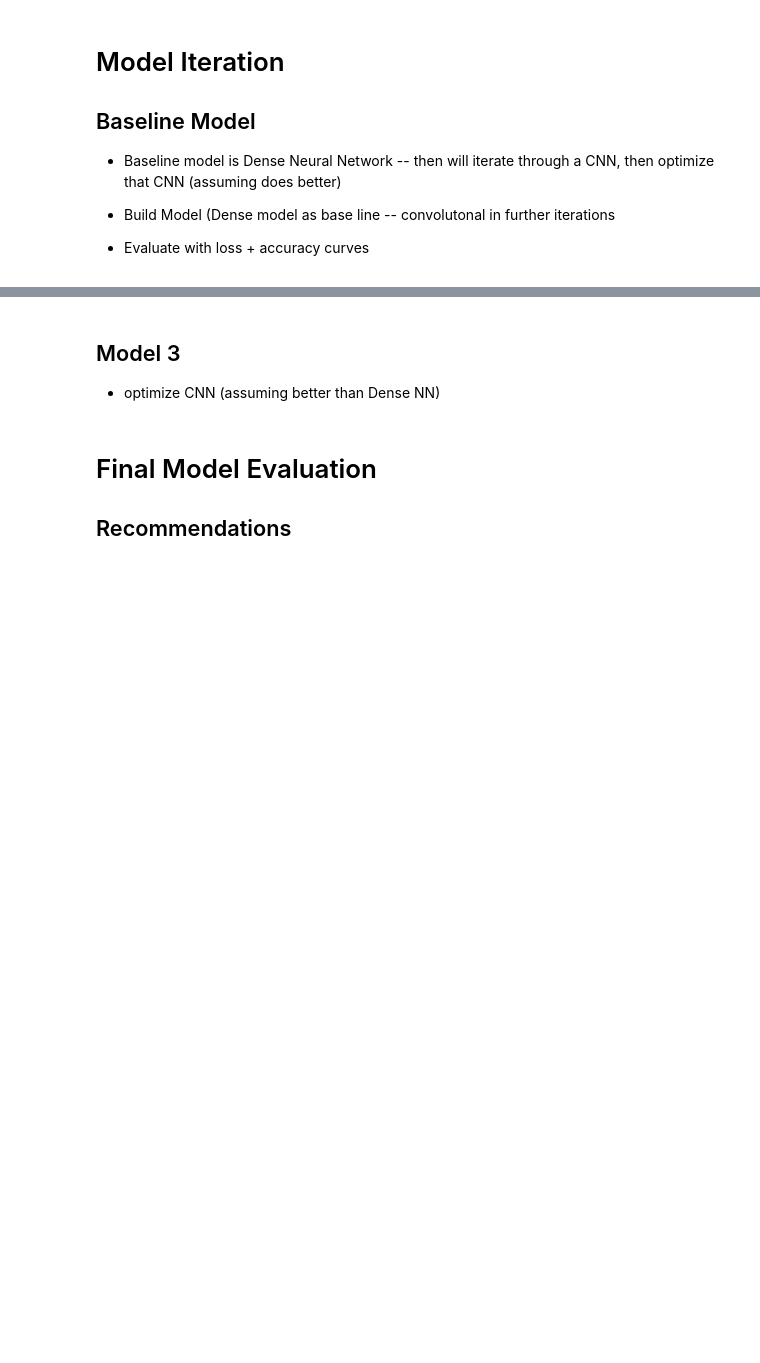
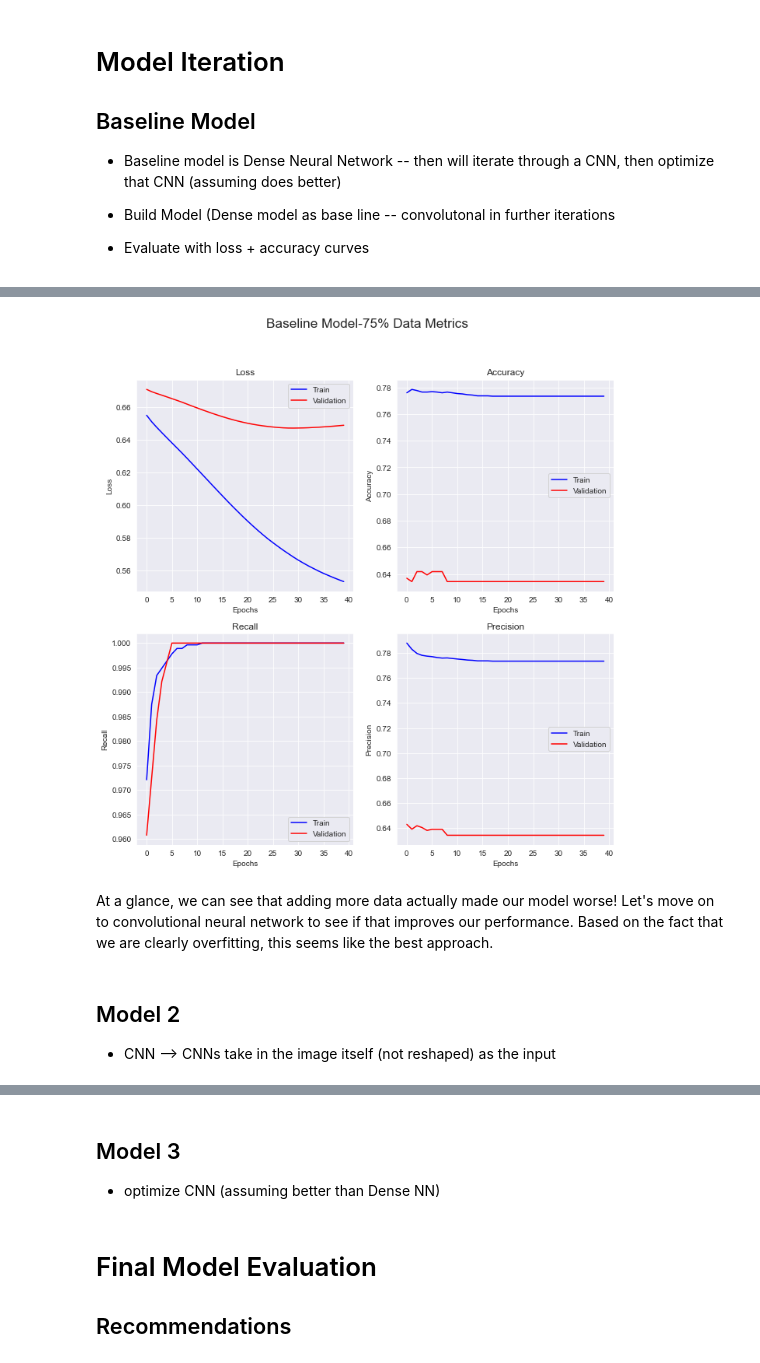
Before and after one commit to Bella3s/xray_image_classification, a Jupyter notebook: index.ipynb, the cells around one changed output, grey strips where cells are left out. Saved outputs shown, nothing was run; the diff lists cells and outputs as text; code cells hidden in the pictures; blank space fills up the shorter version.

```diff
--- a/index.ipynb
+++ b/index.ipynb
@@ -276,0 +384,7 @@ for i in range(8):
+# %%
+# Fit Model
+history_baseline = baselinemodel.fit(train_img_reshaped,
+                                     train_labels_reshaped,
+                                     epochs=40,
+                                     batch_size=35,
+                                     validation_data=(val_img_reshaped, val_labels_reshaped))
@@ -276,0 +458,9 @@ for i in range(8):
+# %%
+# Reshape 5 more batches and append to already reshaped arrays
+for i in range(1,6):
+
+    train_img_reshaped = np.concatenate((train_img_reshaped, train_images[i].reshape(train_images[i].shape[0], -1)))
+    val_img_reshaped = np.concatenate((val_img_reshaped, val_images[i].reshape(val_images[i].shape[0], -1)))
+
+    train_labels_reshaped = np.concatenate((train_labels_reshaped, train_labels[i].reshape(train_labels[i].shape[0], -1)))
+    val_labels_reshaped = np.concatenate((val_labels_reshaped, val_labels[i].reshape(val_labels[i].shape[0], -1)))
@@ -276,0 +486,11 @@ for i in range(8):
+# %%
+# Compile model
+baselinemodel_75.compile(optimizer=optimizers.RMSprop(learning_rate=1e-4),
+                      loss='binary_crossentropy',
+                      metrics=['accuracy', tf.keras.metrics.Recall(), tf.keras.metrics.Precision()])
+# Fit Model
+baseline_75_history = baselinemodel.fit(train_img_reshaped,
+                                     train_labels_reshaped,
+                                     epochs=40,
+                                     batch_size=35,
+                                     validation_data=(val_img_reshaped, val_labels_reshaped))
@@ -276,0 +515,12 @@ for i in range(8):
+# %%
+# Visualize Results
+train_metrics, val_metrics = create_metric_lists(baseline_75_history)
+visualize_metrics(range(40), train_metrics, val_metrics, 'Baseline Model-75% Data')
+# %% [output]
+[figure, added]
+# %% [markdown]
+At a glance, we can see that adding more data actually made our model worse!  Let's move on to convolutional neural network to see if that improves our performance.  Based on the fact that we are clearly overfitting, this seems like the best approach.
+# %% [markdown]
+## Model 2
+
+- CNN --> CNNs take in the image itself (not reshaped) as the input
```
Also changed, not shown: parts of 33 cells of this notebook.
